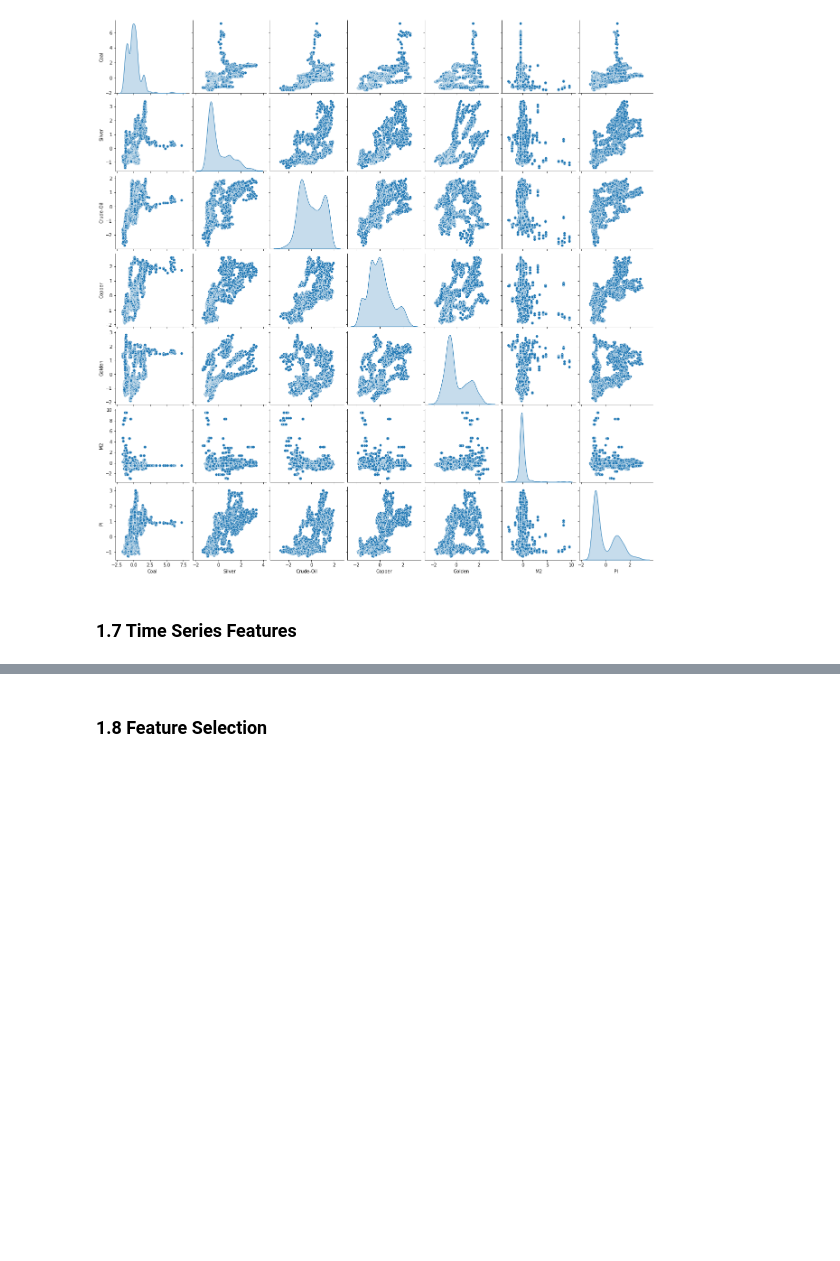
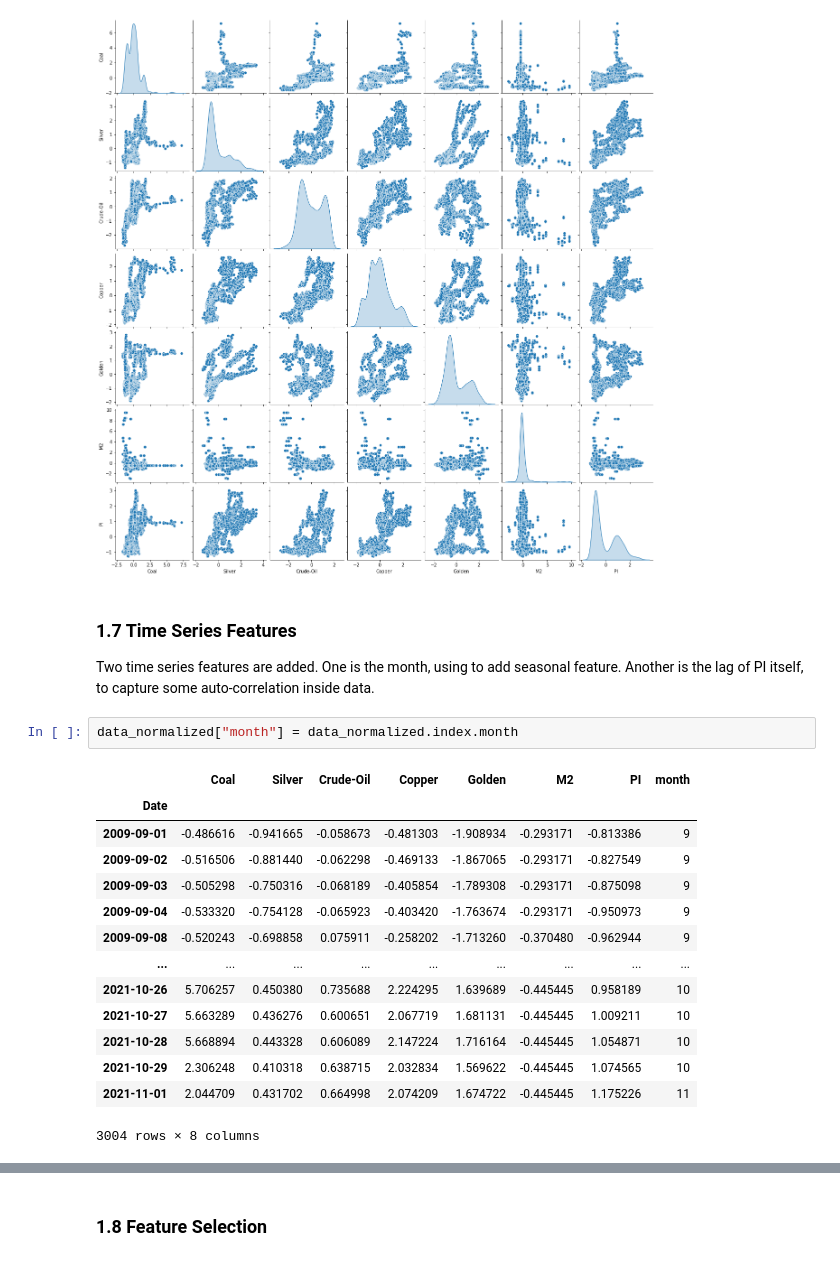
Before and after one commit to Shunian-Chen/AIPI510-Project, a Jupyter notebook: Food_price_prediction.ipynb, the cells around one changed output, grey strips where cells are left out. Saved outputs shown, nothing was run; the diff lists cells and outputs as text; blank space fills up the shorter version.

Commit message:
Time Series

```diff
--- a/Food_price_prediction.ipynb
+++ b/Food_price_prediction.ipynb
@@ -335,5 +337,23 @@ plt.show()
 # %% [output]
 <Figure size 720x720 with 0 Axes>
 [figure]
-# %% [markdown]
-### 1.7 Time Series Features
+# %% [markdown]
+### 1.7 Time Series Features
+Two time series features are added. One is the month, using to add seasonal feature. Another is the lag of PI itself, to capture some auto-correlation inside data.
+# %%
+data_normalized["month"] = data_normalized.index.month
+# %% [output]
+|  | Coal | Silver | Crude-Oil | Copper | Golden | M2 | PI | month |
+| Date |  |  |  |  |  |  |  |  |
+| 2009-09-01 | -0.486616 | -0.941665 | -0.058673 | -0.481303 | -1.908934 | -0.293171 | -0.813386 | 9 |
+| 2009-09-02 | -0.516506 | -0.881440 | -0.062298 | -0.469133 | -1.867065 | -0.293171 | -0.827549 | 9 |
+| 2009-09-03 | -0.505298 | -0.750316 | -0.068189 | -0.405854 | -1.789308 | -0.293171 | -0.875098 | 9 |
+| 2009-09-04 | -0.533320 | -0.754128 | -0.065923 | -0.403420 | -1.763674 | -0.293171 | -0.950973 | 9 |
+| 2009-09-08 | -0.520243 | -0.698858 | 0.075911 | -0.258202 | -1.713260 | -0.370480 | -0.962944 | 9 |
+| ... | ... | ... | ... | ... | ... | ... | ... | ... |
+| 2021-10-26 | 5.706257 | 0.450380 | 0.735688 | 2.224295 | 1.639689 | -0.445445 | 0.958189 | 10 |
+| 2021-10-27 | 5.663289 | 0.436276 | 0.600651 | 2.067719 | 1.681131 | -0.445445 | 1.009211 | 10 |
+| 2021-10-28 | 5.668894 | 0.443328 | 0.606089 | 2.147224 | 1.716164 | -0.445445 | 1.054871 | 10 |
+| 2021-10-29 | 2.306248 | 0.410318 | 0.638715 | 2.032834 | 1.569622 | -0.445445 | 1.074565 | 10 |
+| 2021-11-01 | 2.044709 | 0.431702 | 0.664998 | 2.074209 | 1.674722 | -0.445445 | 1.175226 | 11 |
+3004 rows × 8 columns
```
Also changed, not shown: parts of 3 cells of this notebook.
